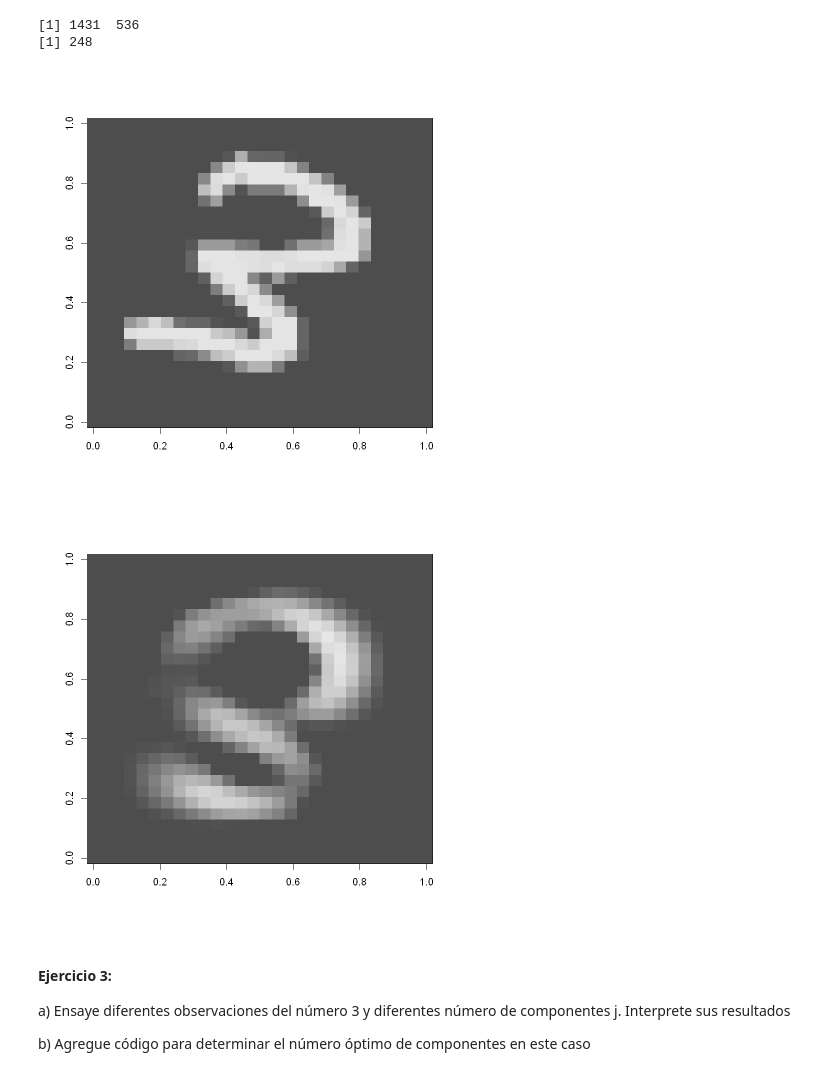
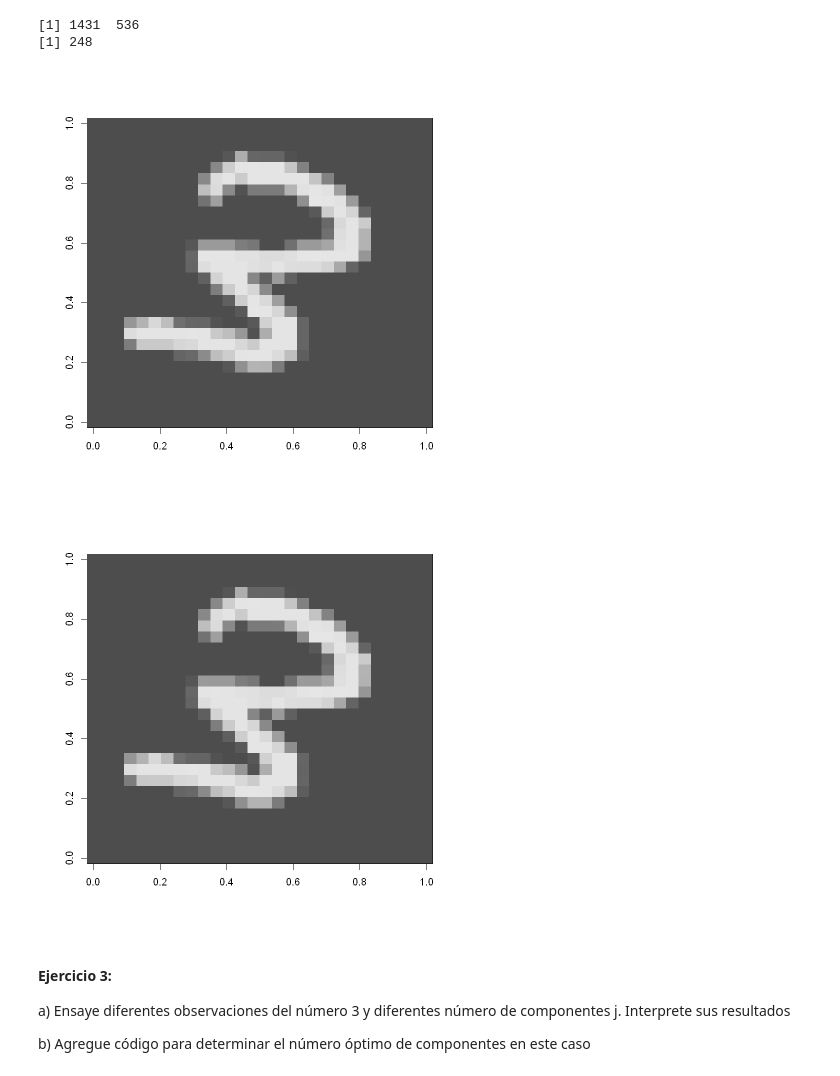
Before and after one commit to magister-informatica-uach/INFO337, a Jupyter notebook: 8_PCA/PCA.ipynb, the cells around one changed output. Drawn from its saved outputs; the diff is of its cells as text; code cells hidden in the pictures.

```diff
--- a/8_PCA/PCA.ipynb
+++ b/8_PCA/PCA.ipynb
@@ -370,41 +370,41 @@ print(length(col0))
 #reducción de dimensiones usando PCA
 res <- prcomp(datos)
 #utilizando j componentes
-j=2
+j=500
 pr = matrix(res$rotation[,1:j],ncol=j,nrow=536)
 
 #proyección en j componentes
 pr_datos <- datos%*%pr
 
 #reconstrucción a partir de la proyección en j componentes
 rec <- trunc(pr_datos%*%t(pr))
 rect <- rec
 
 #truncando al rango de valores de grises
 rect[rec[,]<0]<-0
 rect[rec[,]>255]<-255
 
 #agregando las columnas con ceros
 datosR <- matrix(0,ncol=784,nrow=1431)
 k<-1
 l<-1
 for (j in 1:784){
     if (j!=col0[k]){
        datosR[,j]<-rect[,l]
        l<-l+1
     }
     else
         k <- k+1
 }
 #comparación de la representación de una observación considerando las 784 variables o j
 digit <- matrix(as.numeric(datos3[48,]), nrow = 28)
 image(digit, col = grey.colors(255))
 
 digitR <- matrix(as.numeric(datosR[48,]),nrow=28)
 image(digitR, col = grey.colors(255))
 # %% [output]
 [figure]
-[figure, old version]
+[figure, new version]
 # %% [markdown]
 #### Ejercicio 3:
 
```
Also changed, not shown: parts of 1 cell of this notebook, 3 other files.
